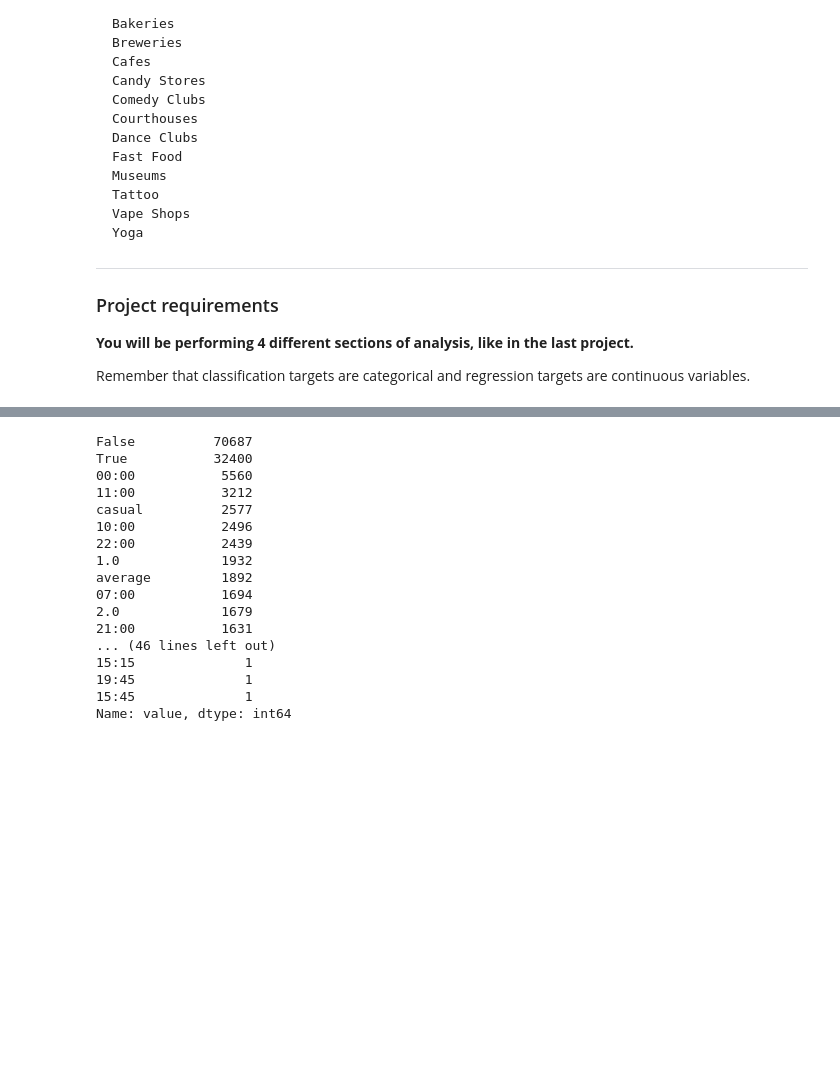
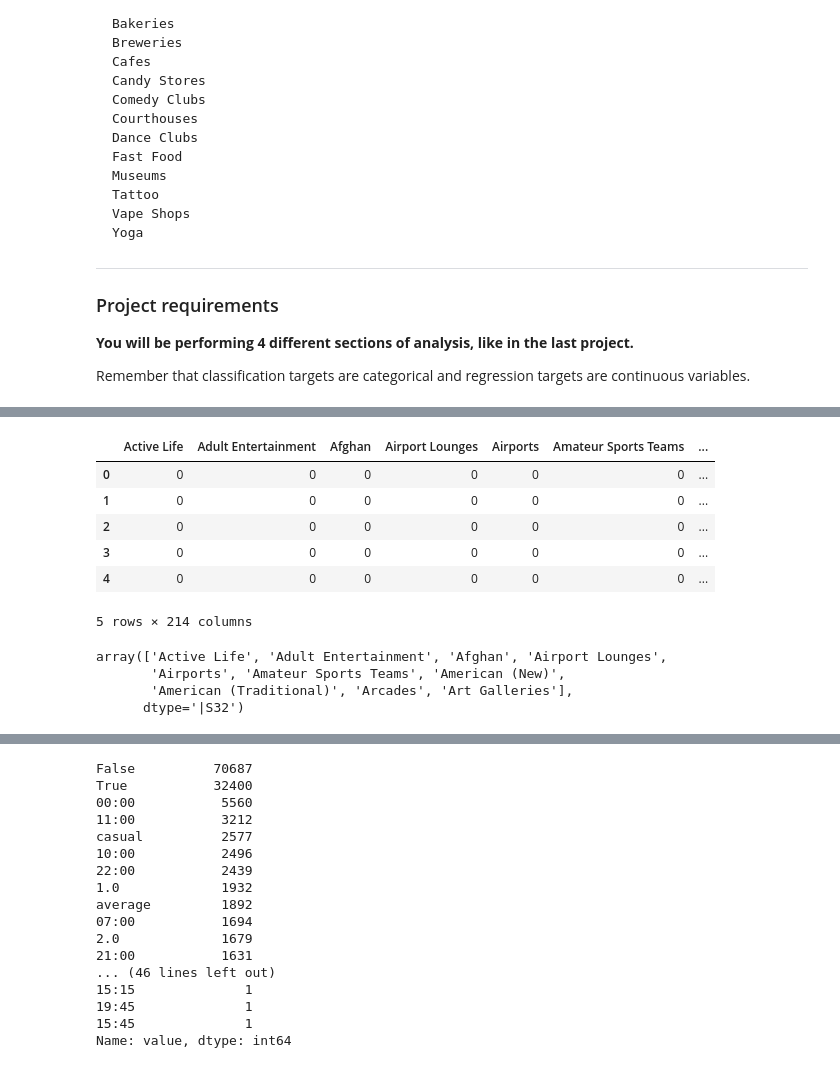
Before and after one commit to vnessified/DSI-SF-2-vnessified, a Jupyter notebook: projects/project-05/project-5.ipynb, the cells around one changed output, grey strips where cells are left out. Cells and saved outputs as stored; diff of their text form; code cells hidden in the pictures; blank space fills up the shorter version.

```diff
--- a/projects/project-05/project-5.ipynb
+++ b/projects/project-05/project-5.ipynb
@@ -174,0 +201,5 @@ business.head()
+# %%
+#convert city to binary
+#I think it would be cool to also encode the other cities
+#but for simplicity sake I'm restricting it to Las Vegas vs not Las Vegas
+business['city'] = business['city'].map(lambda x: 0 if x == 'Las Vegas' else 1)
@@ -174,0 +232,14 @@ business.head()
+# %%
+#creating binary values with get_dummies, which results in slightly different results than using kiefer's way
+stripped = business['categories'].map(lambda x: ''.join([y for y in x if not y in "[]'\""]))
+new_cat = stripped.str.get_dummies(', ')
+# %%
+new_cat.head()
+# %% [output]
+|  | Active Life | Adult Entertainment | Afghan | Airport Lounges | Airports | Amateur Sports Teams | ... |
+| 0 | 0 | 0 | 0 | 0 | 0 | 0 | ... |
+| 1 | 0 | 0 | 0 | 0 | 0 | 0 | ... |
+| 2 | 0 | 0 | 0 | 0 | 0 | 0 | ... |
+| 3 | 0 | 0 | 0 | 0 | 0 | 0 | ... |
+| 4 | 0 | 0 | 0 | 0 | 0 | 0 | ... |
+5 rows × 214 columns
@@ -174,0 +249,12 @@ business.head()
+# %%
+unique_categories = []
+for catlist in business.cat_lists.values:
+    unique_categories.extend(catlist)
+
+unique_categories = np.unique(unique_categories)
+unique_categories[:10]
+# %% [output]
+array(['Active Life', 'Adult Entertainment', 'Afghan', 'Airport Lounges',
+       'Airports', 'Amateur Sports Teams', 'American (New)',
+       'American (Traditional)', 'Arcades', 'Art Galleries'],
+      dtype='|S32')
```
Also changed, not shown: parts of 83 cells of this notebook.
